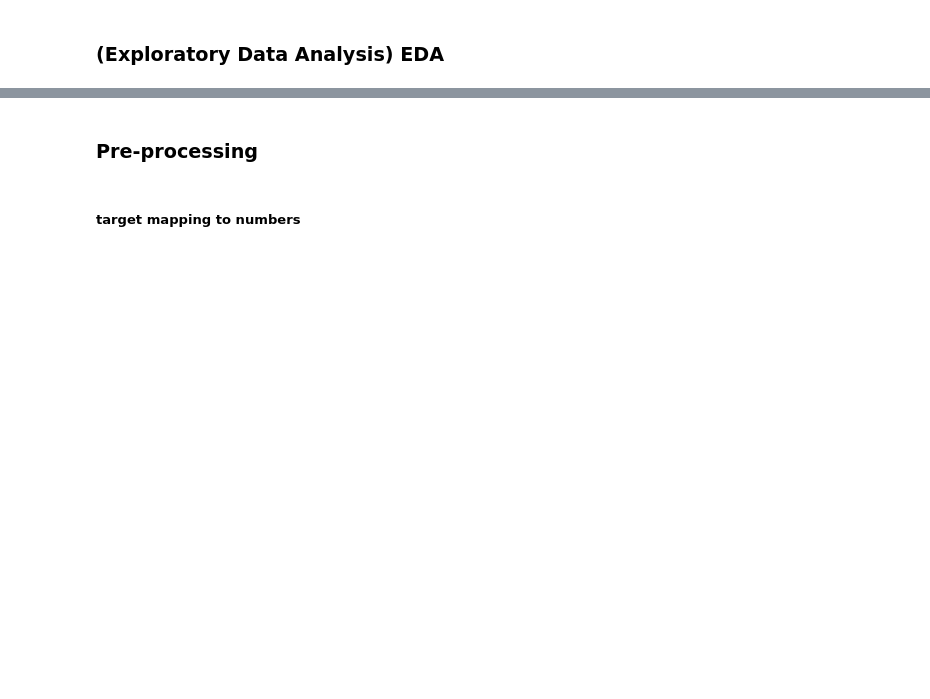
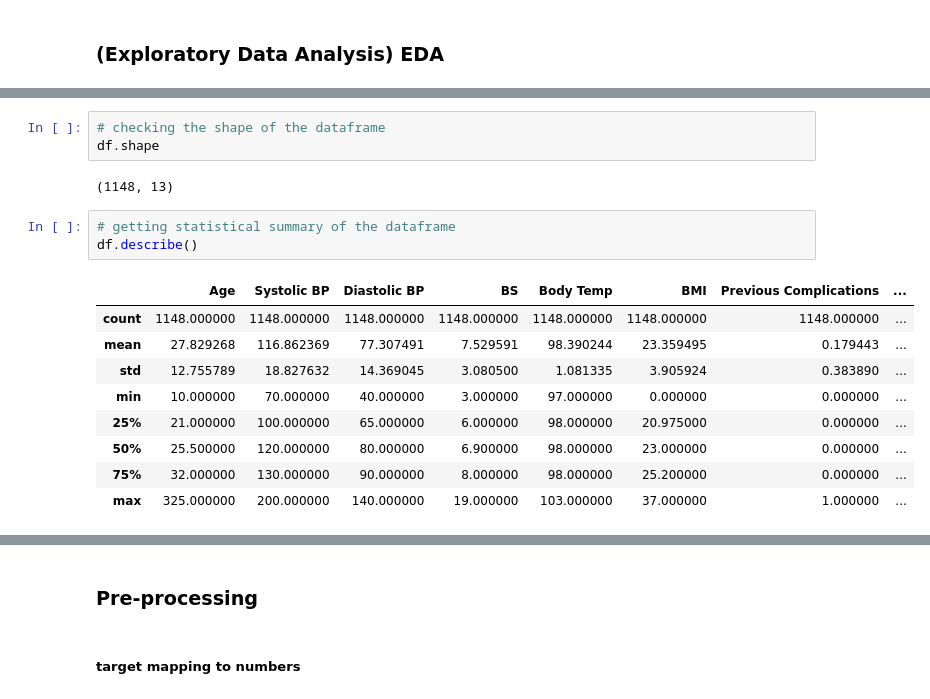
Before and after one commit to sugam-sm/Maternal-Health-Risk-Classification, a Jupyter notebook: code.ipynb, the cells around one changed output, grey strips where cells are left out. Saved outputs shown, nothing was run; the diff lists cells and outputs as text; blank space fills up the shorter version.

```diff
--- a/code.ipynb
+++ b/code.ipynb
@@ -42,3 +67,21 @@ dtype: int64
+# %%
+# checking the shape of the dataframe
+df.shape
+# %% [output]
+(1148, 13)
+# %%
+# getting statistical summary of the dataframe
+df.describe()
+# %% [output]
+|  | Age | Systolic BP | Diastolic BP | BS | Body Temp | BMI | Previous Complications | ... |
+| count | 1148.000000 | 1148.000000 | 1148.000000 | 1148.000000 | 1148.000000 | 1148.000000 | 1148.000000 | ... |
+| mean | 27.829268 | 116.862369 | 77.307491 | 7.529591 | 98.390244 | 23.359495 | 0.179443 | ... |
+| std | 12.755789 | 18.827632 | 14.369045 | 3.080500 | 1.081335 | 3.905924 | 0.383890 | ... |
+| min | 10.000000 | 70.000000 | 40.000000 | 3.000000 | 97.000000 | 0.000000 | 0.000000 | ... |
+| 25% | 21.000000 | 100.000000 | 65.000000 | 6.000000 | 98.000000 | 20.975000 | 0.000000 | ... |
+| 50% | 25.500000 | 120.000000 | 80.000000 | 6.900000 | 98.000000 | 23.000000 | 0.000000 | ... |
+| 75% | 32.000000 | 130.000000 | 90.000000 | 8.000000 | 98.000000 | 25.200000 | 0.000000 | ... |
+| max | 325.000000 | 200.000000 | 140.000000 | 19.000000 | 103.000000 | 37.000000 | 1.000000 | ... |
 # %%
 df.info()
 # %% [output]
```
Also changed, not shown: parts of 13 cells of this notebook.
